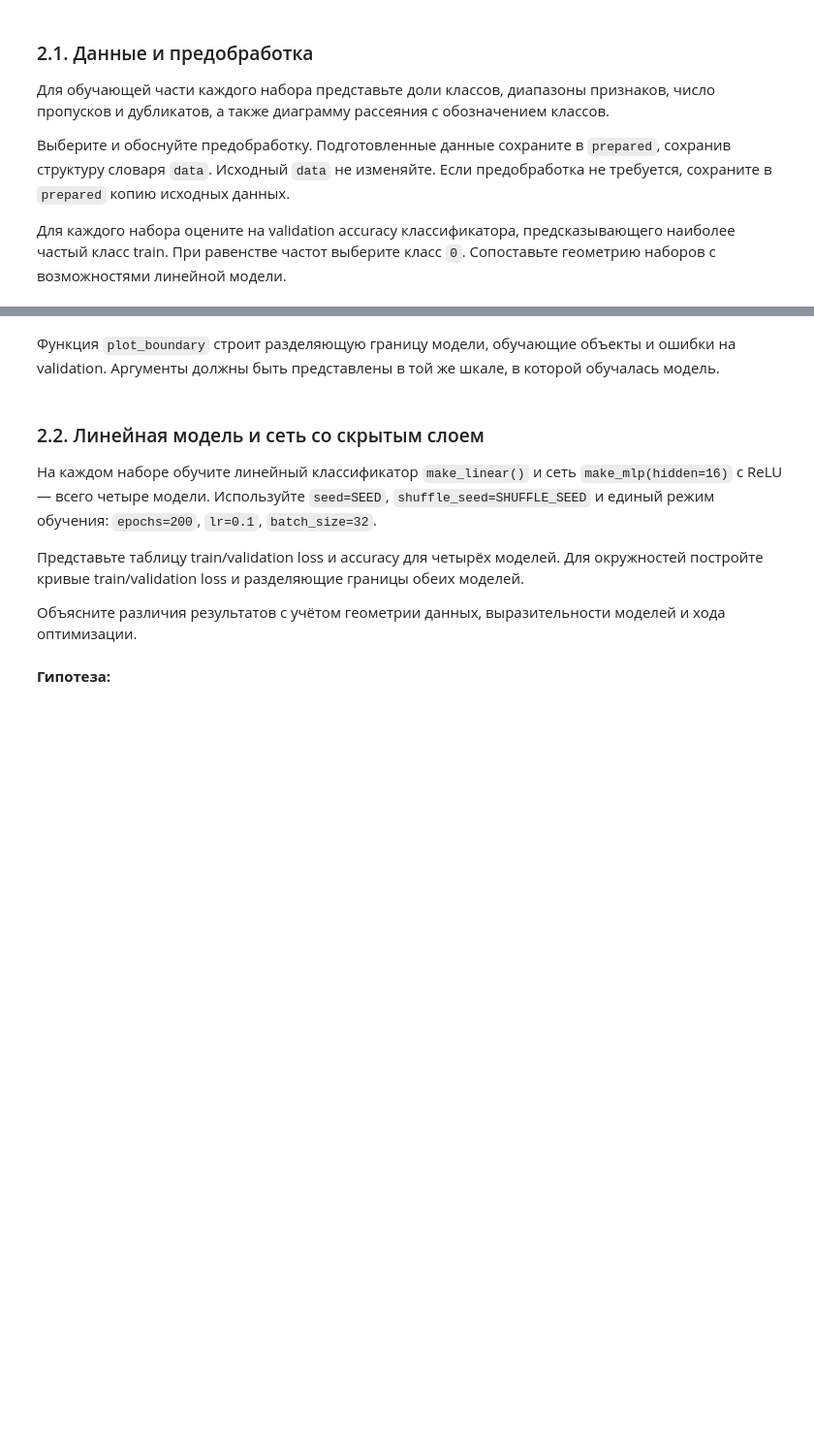
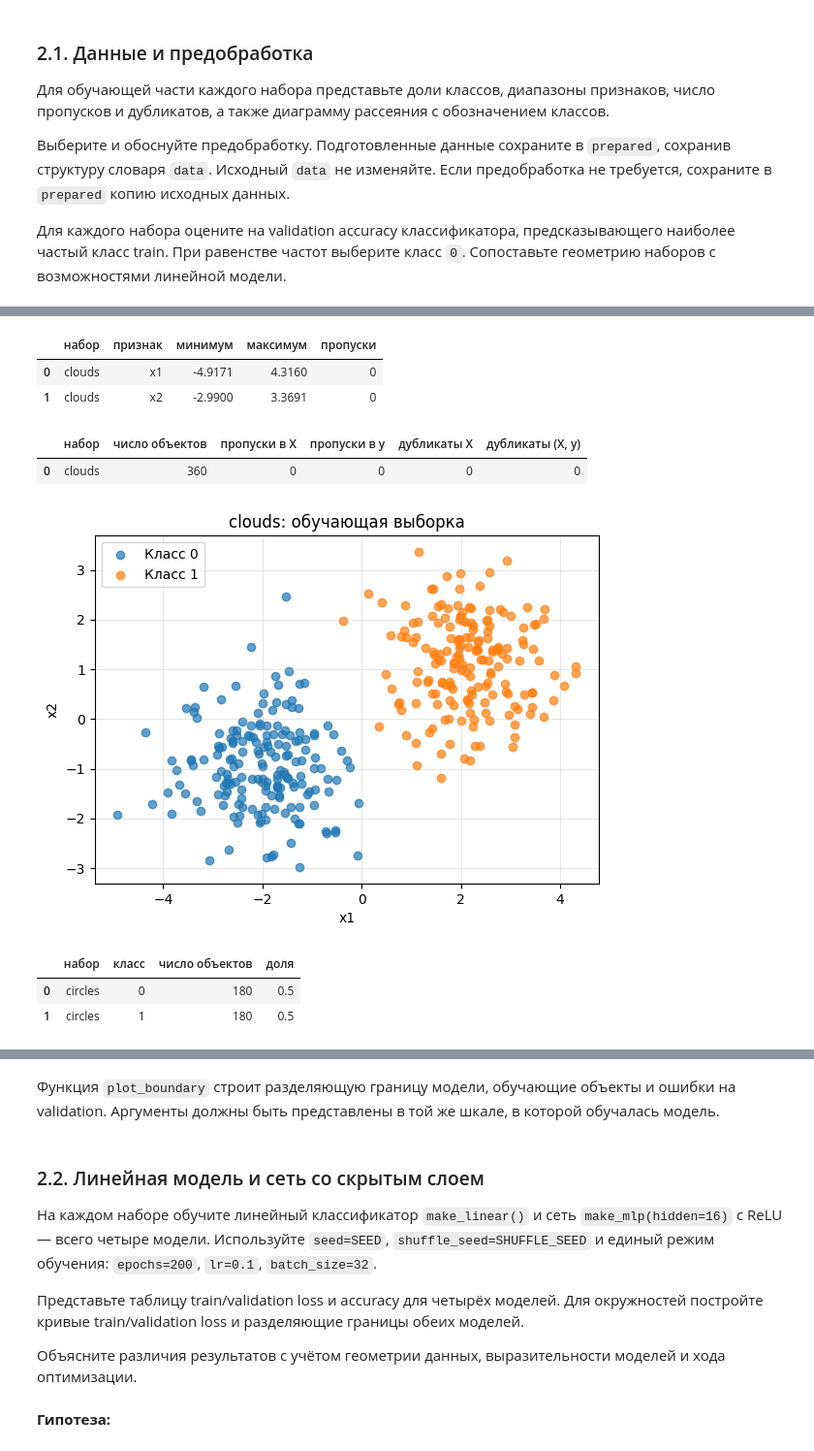
Before and after one commit to Abrackadabrr/machine_learning_practice, a Jupyter notebook: hometask/autumn_semester/task_2/hw2_neural_networks_student.ipynb, the cells around one changed output, grey strips where cells are left out. Shown at 97% size. Drawn from its saved outputs; the diff is of its cells as text; code cells hidden in the pictures; blank space fills up the shorter version.

```diff
--- a/hometask/autumn_semester/task_2/hw2_neural_networks_student.ipynb
+++ b/hometask/autumn_semester/task_2/hw2_neural_networks_student.ipynb
@@ -914,0 +924,71 @@ for name, dataset in data.items():
+# %%
+def analyse(X, y, name):
+    X = np.asarray(X)
+    y = np.asarray(y)
+
+    if X.ndim != 2 or X.shape[1] < 2:
+        raise ValueError("X должен быть матрицей минимум с двумя признаками.")
+    if y.shape != (len(X),) or len(X) == 0:
+        raise ValueError("Нужна непустая выборка с одной меткой на объект.")
+
+    features = pd.DataFrame(
+        X, columns=[f"x{i + 1}" for i in range(X.shape[1])]
+    )
+
+    # Число объектов и доля каждого класса.
+    counts = pd.Series(y).value_counts().sort_index()
+    classes = pd.DataFrame({
+        "набор": name,
+        "класс": counts.index,
+        "число объектов": counts.to_numpy(),
+        "доля": counts.to_numpy() / len(y),
+    })
+
+    # Минимумы и максимумы считаются без учёта пропусков.
+    ranges = pd.DataFrame({
+        "набор": name,
+        "признак": features.columns,
+        "минимум": features.min().to_numpy(),
+        "максимум": features.max().to_numpy(),
+        "пропуски": features.isna().sum().to_numpy(),
+    })
+
+    labeled = features.assign(target=y)
+    quality = pd.DataFrame({
+        "набор": [name],
+        "число объектов": [len(X)],
+        "пропуски в X": [int(features.isna().sum().sum())],
+        "пропуски в y": [int(pd.isna(y).sum())],
+        "дубликаты X": [int(features.duplicated().sum())],
+        "дубликаты (X, y)": [int(labeled.duplicated().sum())],
+    })
+
+    display(classes)
+    display(ranges)
+    display(quality)
+
+    fig, ax = plt.subplots(figsize=(6, 5))
+    for label in counts.index:
+        mask = y == label
+        ax.scatter(
+            X[mask, 0], X[mask, 1],
+            label=f"Класс {label}",
+            alpha=0.7,
+        )
+
+    ax.set(
+        title=f"{name}: обучающая выборка",
+        xlabel="x1",
+        ylabel="x2",
+    )
+    ax.legend()
+    ax.grid(alpha=0.3)
+    ax.set_aspect("equal")
+    fig.tight_layout()
+    plt.show()
+
+    return {"classes": classes, "ranges": ranges, "quality": quality}
+
+for name in data.keys():
+    analyse(data[name]["X_train"], data[name]["y_train"], name)
+# %% [output]
@@ -914,0 +998,9 @@ for name, dataset in data.items():
+|  | набор | признак | минимум | максимум | пропуски |
+| 0 | clouds | x1 | -4.9171 | 4.3160 | 0 |
+| 1 | clouds | x2 | -2.9900 | 3.3691 | 0 |
+|  | набор | число объектов | пропуски в X | пропуски в y | дубликаты X | дубликаты (X, y) |
+| 0 | clouds | 360 | 0 | 0 | 0 | 0 |
+[figure, added]
+|  | набор | класс | число объектов | доля |
+| 0 | circles | 0 | 180 | 0.5 |
+| 1 | circles | 1 | 180 | 0.5 |
```
Also changed, not shown: parts of 11 cells of this notebook.
